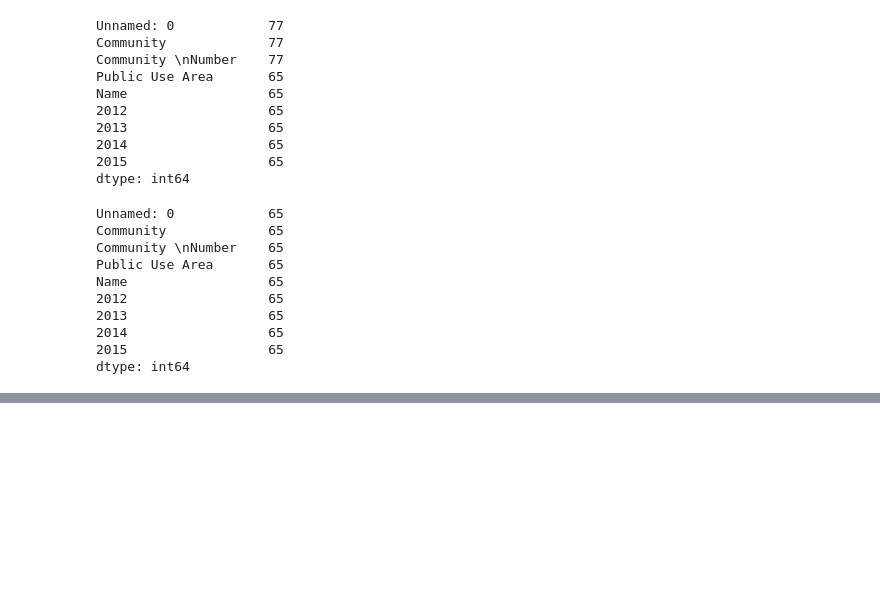
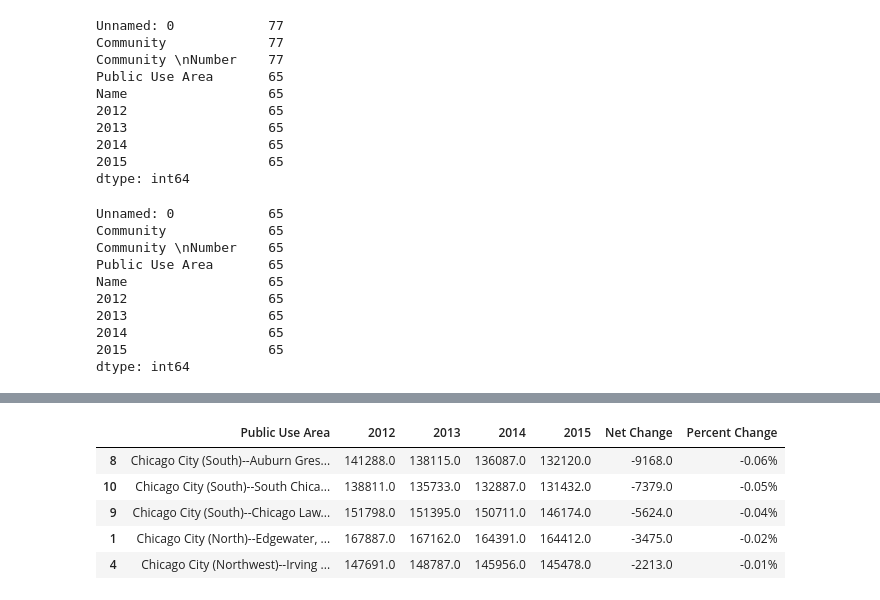
Before and after one commit to MariaSorensen/Colorama, a Jupyter notebook: location_to_population_graph.ipynb, the cells around one changed output, grey strips where cells are left out. Cells and saved outputs as stored; diff of their text form; code cells hidden in the pictures; blank space fills up the shorter version.

```diff
--- a/location_to_population_graph.ipynb
+++ b/location_to_population_graph.ipynb
@@ -136,0 +206,13 @@ plt.show()
+# %%
+#sort by Net Change, do not reset the index so numbers match the graph
+census_population_percent = census_population_sorted.sort_values(["Net Change"])
+# %%
+#top five
+census_population_percent.head()
+# %% [output]
+|  | Public Use Area | 2012 | 2013 | 2014 | 2015 | Net Change | Percent Change |
+| 8 | Chicago City (South)--Auburn Gres... | 141288.0 | 138115.0 | 136087.0 | 132120.0 | -9168.0 | -0.06% |
+| 10 | Chicago City (South)--South Chica... | 138811.0 | 135733.0 | 132887.0 | 131432.0 | -7379.0 | -0.05% |
+| 9 | Chicago City (South)--Chicago Law... | 151798.0 | 151395.0 | 150711.0 | 146174.0 | -5624.0 | -0.04% |
+| 1 | Chicago City (North)--Edgewater, ... | 167887.0 | 167162.0 | 164391.0 | 164412.0 | -3475.0 | -0.02% |
+| 4 | Chicago City (Northwest)--Irving ... | 147691.0 | 148787.0 | 145956.0 | 145478.0 | -2213.0 | -0.01% |
```
Also changed, not shown: parts of 15 cells of this notebook, 1 other file.
